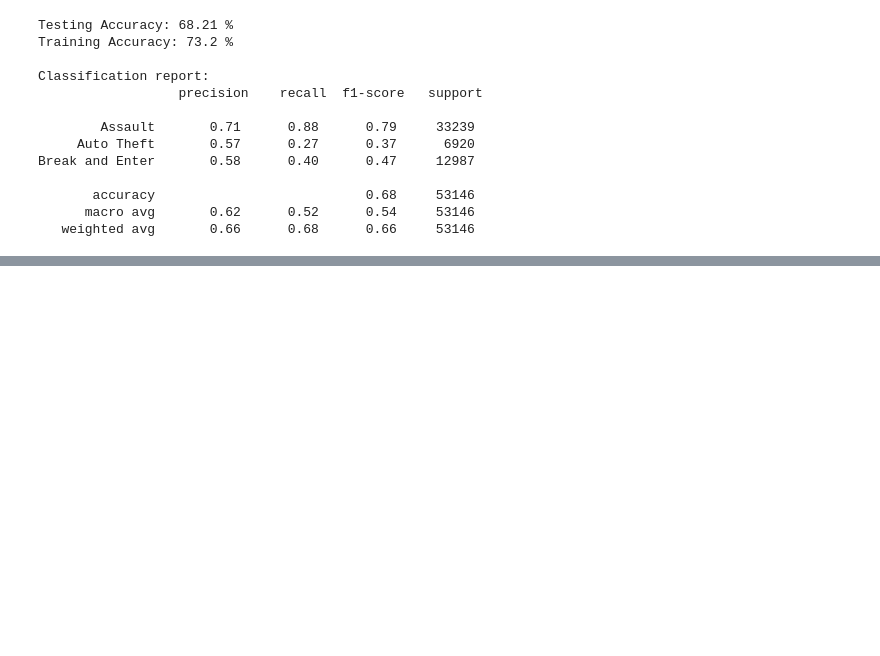
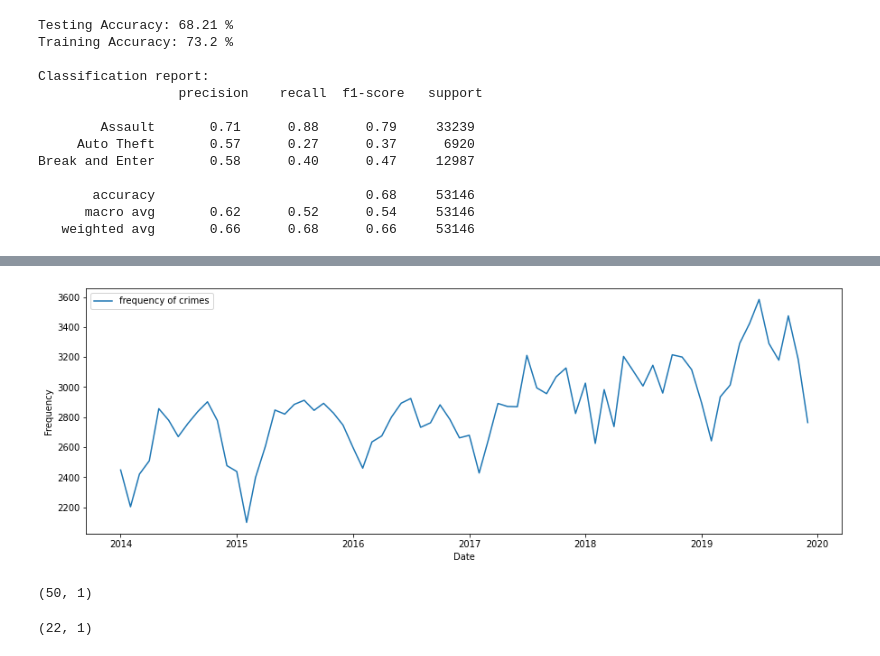
Before and after one commit to karnevar/Toronto_Crime_ML_Analysis, a Jupyter notebook: Capstone_modelling_sachin.ipynb, the cells around one changed output, grey strips where cells are left out. Cells and saved outputs as stored; diff of their text form; code cells hidden in the pictures; blank space fills up the shorter version.

```diff
--- a/Capstone_modelling_sachin.ipynb
+++ b/Capstone_modelling_sachin.ipynb
@@ -495,0 +526,4 @@ Break and Enter       0.58      0.40      0.47     12987
+# %%
+
+df_deep.drop(df_deep.columns[0:4], axis=1, inplace=True)
+df_deep.drop(df_deep.columns[1], axis=1, inplace=True)
@@ -495,0 +539,4 @@ Break and Enter       0.58      0.40      0.47     12987
+# %%
+df_deep = df_deep.groupby('Date')['MCI'].value_counts().reset_index(name='FC')
+# %%
+mci_freq = df_deep.groupby(['Date'], as_index=False)['FC'].sum()
@@ -495,0 +552,3 @@ Break and Enter       0.58      0.40      0.47     12987
+# %%
+mci_freq.Date =pd.to_datetime(mci_freq.Date)
+data = mci_freq.set_index('Date')
@@ -495,0 +565,10 @@ Break and Enter       0.58      0.40      0.47     12987
+# %%
+# Create a time series plot.
+plt.figure(figsize = (15, 5))
+plt.plot(data, label = "frequency of crimes")
+plt.xlabel("Date")
+plt.ylabel("Frequency")
+plt.legend()
+plt.show()
+# %% [output]
+[figure, added]
@@ -495,0 +598,8 @@ Break and Enter       0.58      0.40      0.47     12987
+# %%
+train.shape
+# %% [output]
+(50, 1)
+# %%
+test.shape
+# %% [output]
+(22, 1)
```
Also changed, not shown: parts of 20 cells of this notebook.
